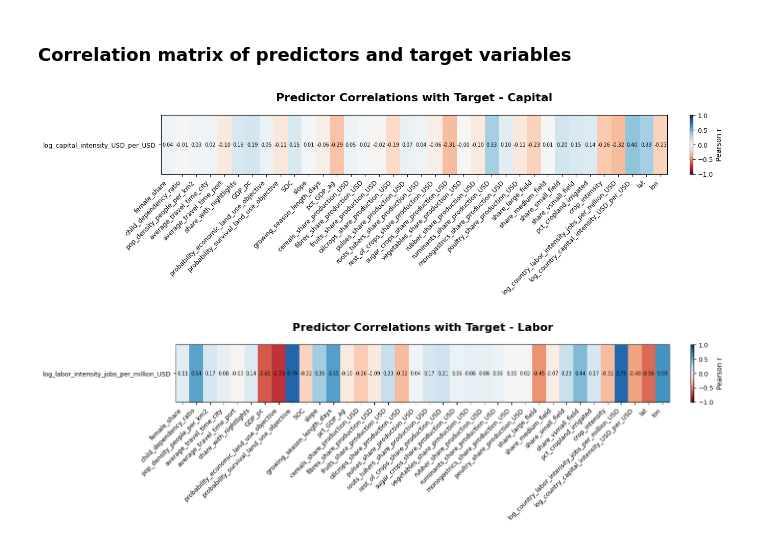
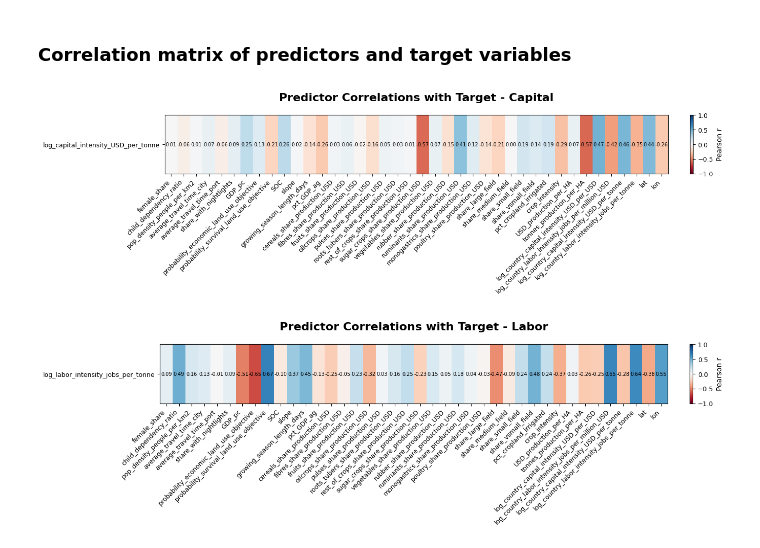
Before and after one commit to carinamani/AgDownscaling, a Jupyter notebook: 02_EDA/identify_colinear_predictors.ipynb, the cells around one changed output. Cells and saved outputs as stored; diff of their text form; code cells hidden in the pictures.

```diff
--- a/02_EDA/identify_colinear_predictors.ipynb
+++ b/02_EDA/identify_colinear_predictors.ipynb
@@ -169,7 +176,7 @@ fig.savefig(f"{fd}/predictor_corr_matrix_raster.png", dpi=300, bbox_inches='tigh
 # %%
 ### CAPITAL MODEL - Target Correlations
 
-target_col = 'log_capital_intensity_USD_per_USD'
+target_col = 'log_capital_intensity_USD_per_tonne'
 
 predictor_cols = ['female_share', 'child_dependency_ratio',
        'pop_density_people_per_km2', 'average_travel_time_city', 'average_travel_time_port',
@@ -186,7 +193,9 @@ predictor_cols = ['female_share', 'child_dependency_ratio',
        'monogastrics_share_production_USD', 'poultry_share_production_USD',
        'share_large_field', 'share_medium_field', 'share_small_field', 'share_vsmall_field',
        'pct_cropland_irrigated', 'crop_intensity',
-       'log_country_labor_intensity_jobs_per_million_USD', 'log_country_capital_intensity_USD_per_USD',
+       'USD_production_per_HA', 'tonnes_production_per_HA',
+       'log_country_capital_intensity_USD_per_USD', 'log_country_labor_intensity_jobs_per_million_USD',
+       'log_country_capital_intensity_USD_per_tonne', 'log_country_labor_intensity_jobs_per_tonne',
        'lat', 'lon'
 ]
 
@@ -219,11 +228,11 @@ plt.show()
 
 fig.savefig(f"{fd}/target_corr_matrix_capital.png", dpi=300, bbox_inches='tight')
 # %% [output]
-[figure, old version]
+[figure, new version]
 # %%
 ### CAPITAL MODEL - Target Correlations
 
-target_col = 'log_labor_intensity_jobs_per_million_USD'
+target_col = 'log_labor_intensity_jobs_per_tonne'
 
 predictor_cols = ['female_share', 'child_dependency_ratio',
        'pop_density_people_per_km2', 'average_travel_time_city', 'average_travel_time_port',
@@ -240,37 +249,39 @@ predictor_cols = ['female_share', 'child_dependency_ratio',
        'monogastrics_share_production_USD', 'poultry_share_production_USD',
        'share_large_field', 'share_medium_field', 'share_small_field', 'share_vsmall_field',
        'pct_cropland_irrigated', 'crop_intensity',
-       'log_country_labor_intensity_jobs_per_million_USD', 'log_country_capital_intensity_USD_per_USD',
+       'USD_production_per_HA', 'tonnes_production_per_HA',
+       'log_country_capital_intensity_USD_per_USD', 'log_country_labor_intensity_jobs_per_million_USD',
+       'log_country_capital_intensity_USD_per_tonne', 'log_country_labor_intensity_jobs_per_tonne',
        'lat', 'lon'
 ]
 
 # Correlations of each predictor against the target (1 x n_vars)
 corr_target = labor_model[predictor_cols + [target_col]].corr()[[target_col]].loc[predictor_cols]
 
 n_vars = len(predictor_cols)
 fig, ax = plt.subplots(figsize=(14, 1.5))
 
 cax = ax.imshow(corr_target.values.T, cmap='RdBu', vmin=-1, vmax=1, aspect='auto')
 
 cbar = fig.colorbar(cax, ax=ax, fraction=0.046, pad=0.04)
 cbar.set_label('Pearson r', fontsize=10)
 cbar.ax.tick_params(labelsize=9)
 
 ax.set_xticks(range(n_vars))
 ax.set_xticklabels(predictor_cols, rotation=45, ha='right', fontsize=9)
 ax.set_yticks([0])
 ax.set_yticklabels([target_col], fontsize=9)
 
 # Annotate each cell with its Pearson r value
 for j, val in enumerate(corr_target.values.flatten()):
     text_color = 'black' if abs(val) < 0.5 else 'black'
     ax.text(j, 0, f'{val:.2f}', ha='center', va='center',
             fontsize=7, color=text_color, zorder=5, clip_on=False)
 
 ax.set_title("Predictor Correlations with Target - Labor", fontsize=16, weight='bold', pad=20)
 plt.tight_layout()
 plt.show()
 
 fig.savefig(f"{fd}/target_corr_matrix_labor.png", dpi=300, bbox_inches='tight')
 # %% [output]
-[figure, old version]
+[figure, new version]
```
Also changed, not shown: parts of 3 cells of this notebook, 7 other files.
